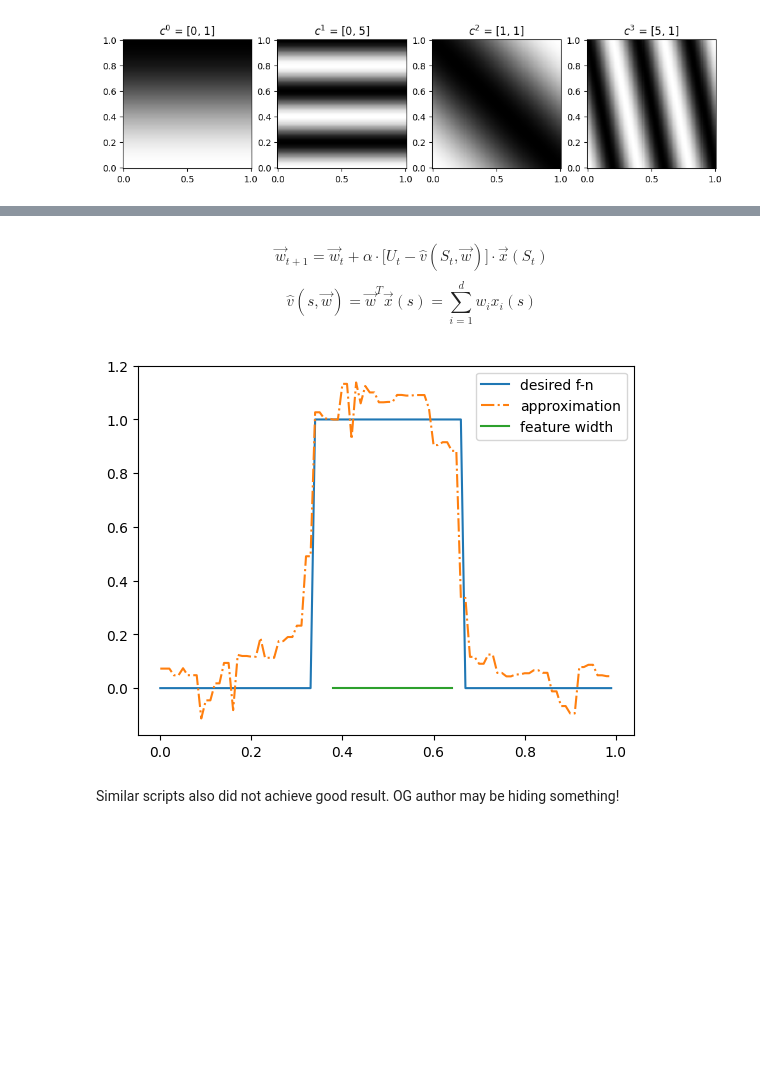
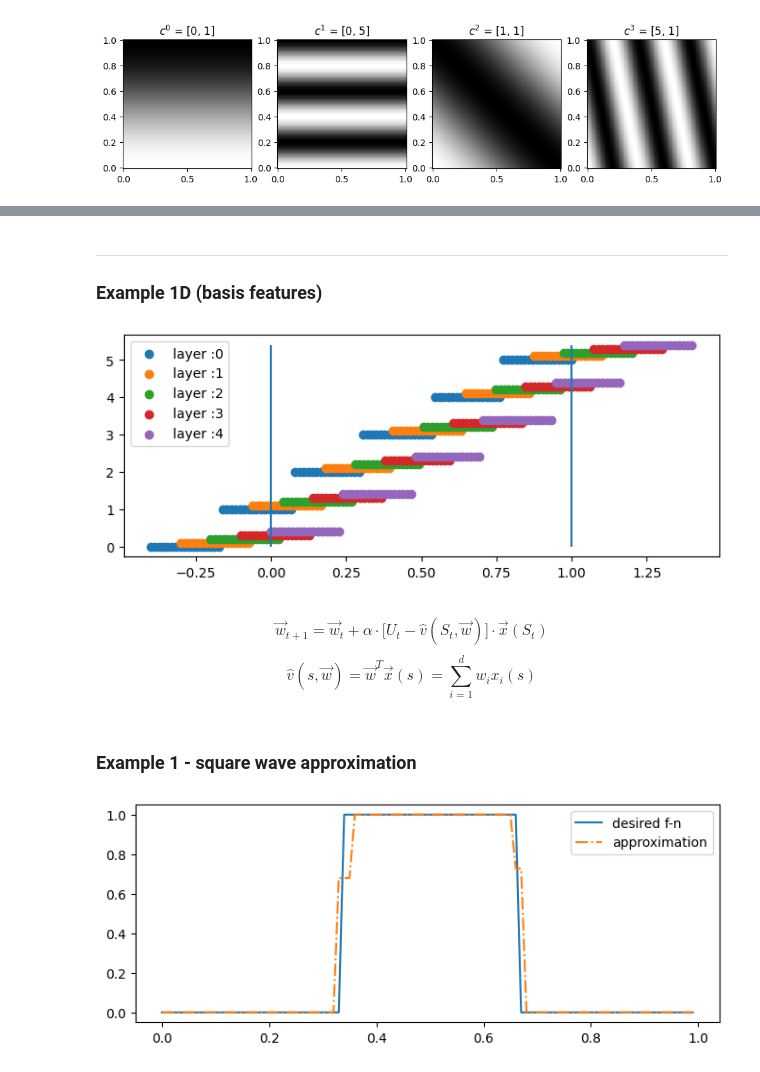
Before and after one commit to ajegorovs/aj_python_tool_lib, a Jupyter notebook: data_processing/neural_networks/RL_Reinforced_Learning/Sutton_P2_Ch09_Approximations.ipynb, the cells around one changed output, grey strips where cells are left out. Saved outputs shown, nothing was run; the diff lists cells and outputs as text; code cells hidden in the pictures; blank space fills up the shorter version.

Commit message:
Added new classes for RL V/Q function approximations. Did Ch09 anew.  Have to redo lambda cases

```diff
--- a/data_processing/neural_networks/RL_Reinforced_Learning/Sutton_P2_Ch09_Approximations.ipynb
+++ b/data_processing/neural_networks/RL_Reinforced_Learning/Sutton_P2_Ch09_Approximations.ipynb
@@ -159,30 +138,60 @@ def within(x):
+# %% [markdown]
+***
+### Example 1D (basis features)
+# %%
+plt.rcParams['figure.figsize'] = [8, 3]
+from data_processing.Regression.coarse_coding_tiles_ND import multi_tile
+tiles_num = 5;
+nt = 4
+mt = multi_tile(tiles_num, ['float'], [[0, 1, [nt]*tiles_num, 0.1]])
+
+k = 0
+m = 0
+for s,t in enumerate(mt.l_maps):
+    l_map = t[0]
+    mn,mx = l_map.minmax
+    x = np.linspace(mn, mx,100)
+    y = [l_map(i)+0.1*s for i in x]
+
+    plt.scatter(x,y, label= f'layer :{s}')
+    m = max(m,max(y))
+
+plt.vlines([0,1], 0, m);
+plt.legend();
+# %% [output]
+[figure, added]
 # %% [markdown]
 $$\boxed{\vec{w}_{t+1} = \vec{w}_{t} + \alpha \cdot \bigg[U_t - \hat v(S_t,\vec{w})\bigg]\cdot \vec{x}(S_t) }$$
 $$\hat v(s, \vec{w}) = \vec{w}^T \vec{x}(s) = \sum_{i = 1}^d w_i x_i(s)$$
+# %% [markdown]
+### Example 1 - square wave approximation
 # %%
+tiles_num = 5;
+nt      = 40
+mt      = multi_tile(tiles_num, ['float'], [[0, 1, [nt]*tiles_num, 0.1]])
 
-w = np.zeros(shape= (num_segments,))
+w       = np.zeros(mt.max_tiling_ID)
+alpha   = 0.2 / tiles_num
 
-def model(x, w):
-    encoding = within(x)
-    return np.dot(w, encoding)
+def square_wave(x):
+    if x < 1/3 or x > 2/3 : return 0
+    else: return 1
 
-for _ in range(10600):
-    s_test      = np.random.random()
-    sol_model   = model(s_test, w)
-    sol_true    = square_wave(s_test)
-    x_i         = within(s_test)
-    alpha       = 0.2 / x_i.sum()
-    w += alpha * (sol_true - sol_model) * x_i
+def model(active_features):
+    return np.sum(w[active_features])
+
+for _ in range(10000):
+    x               = np.random.random()
+    active_features = mt.get_idx((x,))
+    sol_model   = model(active_features)
+    sol_true    = square_wave(x)
+    w[active_features] += alpha * (sol_true - sol_model)
 
 p_dom = np.arange(0,1,0.01)
-#square_wave = np.vectorize(square_wave)
-plt.plot(p_dom,[square_wave(a)  for a in p_dom] , label = 'desired f-n'  );
-plt.plot(p_dom,[model(s, w)     for s in p_dom] , label = 'approximation', ls='-.');
-plt.plot(start_end[num_segments//2], [0,0]      , label = 'feature width');
+plt.plot(p_dom,[square_wave(x)          for x in p_dom] , label = 'desired f-n'  );
+plt.plot(p_dom,[model(mt.get_idx((x,))) for x in p_dom] , label = 'approximation', ls='-.');
+#plt.plot(start_end[num_segments//2], [0,0]      , label = 'feature width');
 plt.legend()
 plt.show()
 # %% [output]
-[figure, old version]
+[figure, new version]
-# %% [markdown]
-Similar scripts also did not achieve good result. OG author may be hiding something!
```
Also changed, not shown: parts of 19 cells of this notebook, 3 other files.
